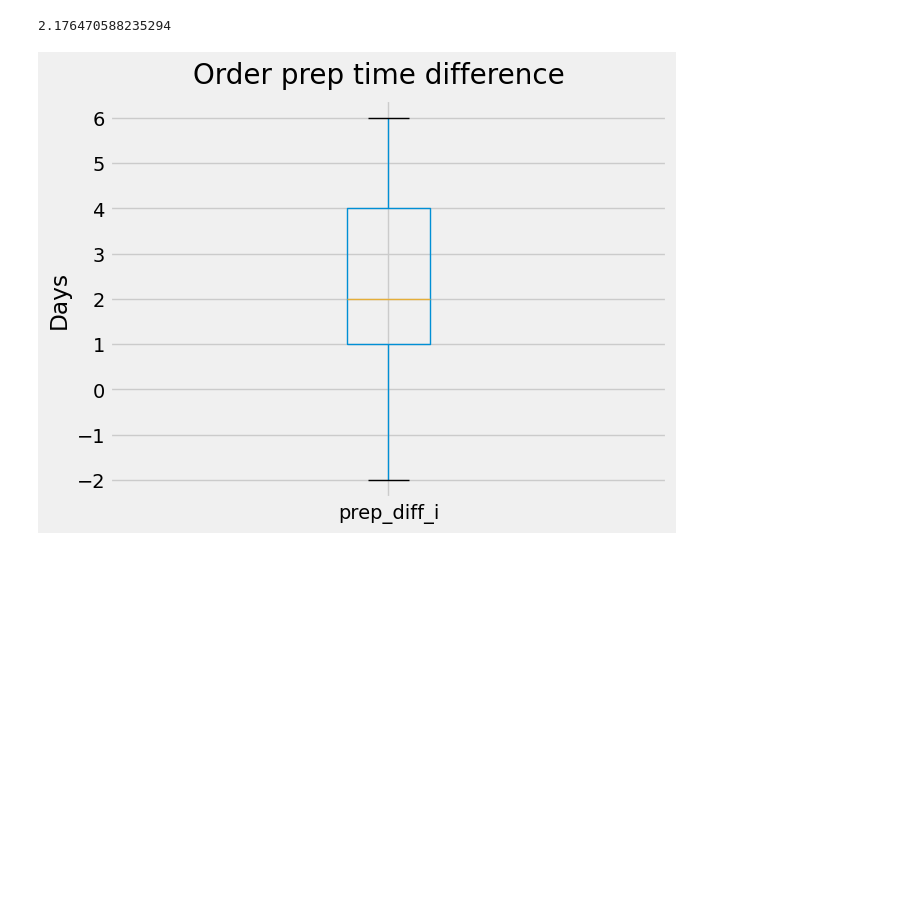
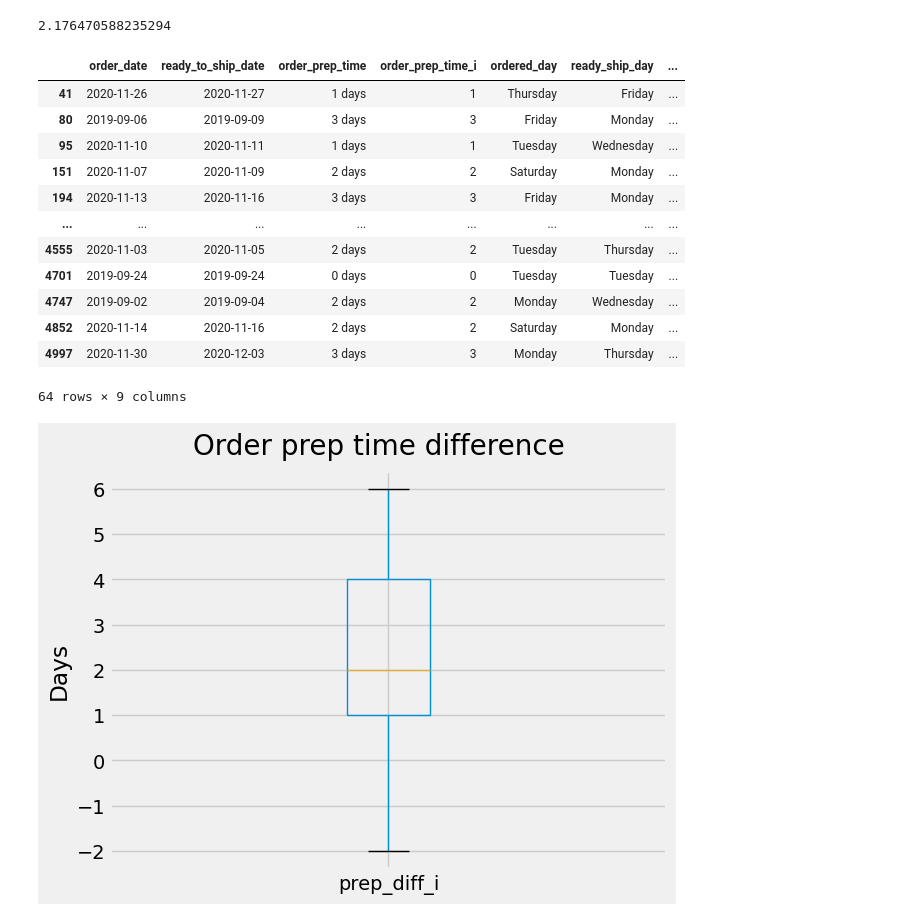
Before and after one commit to GioGonzalez07/EDA_project, a Jupyter notebook: order_prep_time_exc.ipynb, the cells around one changed output. Drawn from its saved outputs; the diff is of its cells as text; code cells hidden in the pictures; blank space fills up the shorter version.

```diff
--- a/order_prep_time_exc.ipynb
+++ b/order_prep_time_exc.ipynb
@@ -126,6 +133,35 @@ order_prep_time2["prep_diff_i"] = order_prep_time2["prep_diff"].dt.days
 order_prep_time2.prep_diff_i.mean()
 # %% [output]
 2.176470588235294
+# %%
+# Show me all rows with <=1 days in the PREP_DIFF column
+filt_df = order_prep_time2.loc[order_prep_time2['prep_diff_i'] <= 1]
+
+# count number of ready_ship_day values for each occurance
+total_times = filt_df['prep_diff'].value_counts()
+
+# count occurance for each region that appears to see if there are any correlations
+#region_counts = filt_df['region'].value_counts()
+
+#print("Filtered Rows:")
+#print("\nTotal Ready Ship Days:", total_times)
+#print("\nRegion Counts:")
+#print(region_counts)
+filt_df
+# %% [output]
+|  | order_date | ready_to_ship_date | order_prep_time | order_prep_time_i | ordered_day | ready_ship_day | ... |
+| 41 | 2020-11-26 | 2020-11-27 | 1 days | 1 | Thursday | Friday | ... |
+| 80 | 2019-09-06 | 2019-09-09 | 3 days | 3 | Friday | Monday | ... |
+| 95 | 2020-11-10 | 2020-11-11 | 1 days | 1 | Tuesday | Wednesday | ... |
+| 151 | 2020-11-07 | 2020-11-09 | 2 days | 2 | Saturday | Monday | ... |
+| 194 | 2020-11-13 | 2020-11-16 | 3 days | 3 | Friday | Monday | ... |
+| ... | ... | ... | ... | ... | ... | ... | ... |
+| 4555 | 2020-11-03 | 2020-11-05 | 2 days | 2 | Tuesday | Thursday | ... |
+| 4701 | 2019-09-24 | 2019-09-24 | 0 days | 0 | Tuesday | Tuesday | ... |
+| 4747 | 2019-09-02 | 2019-09-04 | 2 days | 2 | Monday | Wednesday | ... |
+| 4852 | 2020-11-14 | 2020-11-16 | 2 days | 2 | Saturday | Monday | ... |
+| 4997 | 2020-11-30 | 2020-12-03 | 3 days | 3 | Monday | Thursday | ... |
+64 rows × 9 columns
 # %%
 plt.suptitle('Order prep time difference', fontsize=20)
 plt.subplots_adjust(hspace = .5, wspace = .2, top = .9) # adjusts the space between the single subplots
```
Also changed, not shown: parts of 8 cells of this notebook.
